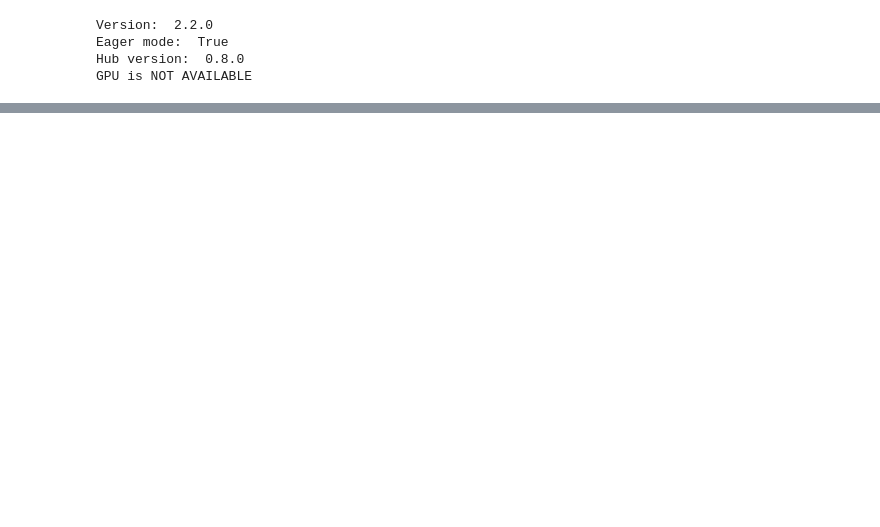
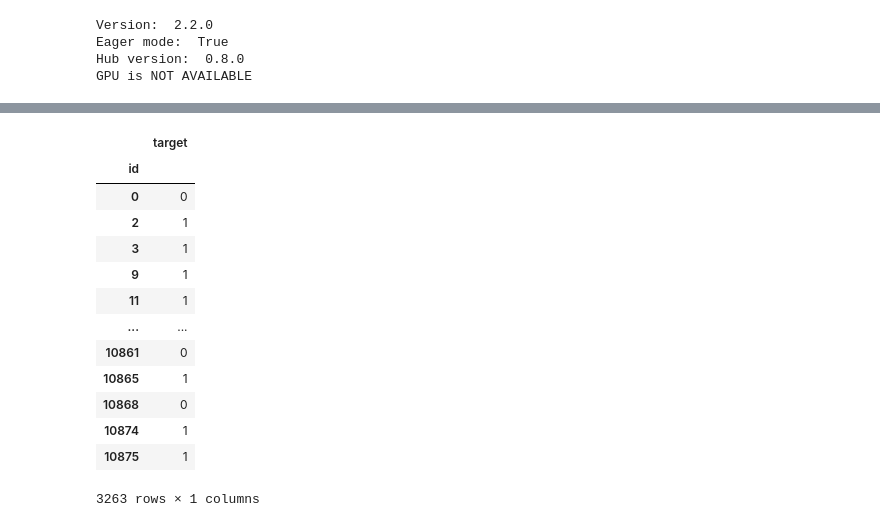
Before and after one commit to francoriboratig/TP2-Datos, a Jupyter notebook: Red neuronal con text embeddings y features.ipynb, the cells around one changed output, grey strips where cells are left out. Cells and saved outputs as stored; diff of their text form; code cells hidden in the pictures; blank space fills up the shorter version.

```diff
--- a/Red neuronal con text embeddings y features.ipynb
+++ b/Red neuronal con text embeddings y features.ipynb
@@ -83,7 +105,10 @@ array([[ 0.5366153 , -1.342566  ,  2.1222613 , ..., -1.0080651 ,
 # %%
 # ARMAMOS EL MODELO
+cantidad_columnas = train_x.shape[1]
+input_shape = tuple([cantidad_columnas])
+
 model = tf.keras.Sequential()
-model.add(tf.keras.layers.LayerNormalization(input_shape = tuple([train_text_embedded.shape[1]])))
+model.add(tf.keras.layers.LayerNormalization(input_shape = input_shape))
 model.add(tf.keras.layers.Dense(64, activation = 'relu'))
 model.add(tf.keras.layers.Dropout(rate=0.2))
 model.add(tf.keras.layers.LayerNormalization())
@@ -154,11 +181,7 @@ Precisión: 77.63
 
 model.load_weights('model.h5') #se resetea el entrenamiento previo
 
-train_complete_text_list = np.asarray(train_df['text'])
-train_complete_text_embedded = hub_layer(train_complete_text_list)
-train_complete_text_embedded = train_complete_text_embedded.numpy()
-
-history = model.fit(train_complete_text_embedded, target_df, batch_size = 1024,
-                   epochs = 100,
+history = model.fit(train_df, target_df, batch_size = 1024,
+                   epochs = epochs,
                    verbose = 1)
 # %% [output]
@@ -199,9 +204,0 @@ array([[1],
-# %%
-# EXPORTAMOS EL CSV EN EL FORMATO QUE PIDE KAGGLE
-test_df['target'] = prediction
-export = pd.DataFrame()
-export['id'] = test_df['id']
-export['target'] = test_df['target']
-export = export.set_index('id')
-export.to_csv('submit.csv')
-files.download('submit.csv')
@@ -210,0 +205,38 @@ files.download('submit.csv')
+# %%
+# ARMAMOS LA PREDICCIÓN
+test_text_array = np.asarray(test_df['text'])
+test_text_embedded = hub_layer(test_text_array)
+test_text_embedded_array = test_text_embedded.numpy()
+test_text_embedded_df = pd.DataFrame(data = test_text_embedded_array)
+
+test_df = pd.concat([test_text_embedded_df, test_df], axis=1)
+
+test_df = test_df.drop(['Unnamed: 0', 'keyword', 'location', 'text'],axis = 1)
+
+test_df['has_mentions'] = test_df['has_mentions'].astype(int)
+test_df['has_link'] = test_df['has_link'].astype(int)
+test_df['contains_countries'] = test_df['contains_countries'].astype(int)
+test_df['contains_cities'] = test_df['contains_cities'].astype(int)
+
+# ARMAMOS LOS DATOS EN EL FORMATO QUE PIDE KAGGLE
+export_df = pd.DataFrame()
+export_df['id'] = test_df.pop('id')
+export_df = export_df.set_index('id')
+export_df['target'] = (model.predict(test_df) > 0.5).astype("int32")
+
+export_df
+# %% [output]
+|  | target |
+| id |  |
+| 0 | 0 |
+| 2 | 1 |
+| 3 | 1 |
+| 9 | 1 |
+| 11 | 1 |
+| ... | ... |
+| 10861 | 0 |
+| 10865 | 1 |
+| 10868 | 0 |
+| 10874 | 1 |
+| 10875 | 1 |
+3263 rows × 1 columns
```
Also changed, not shown: parts of 12 cells of this notebook.
